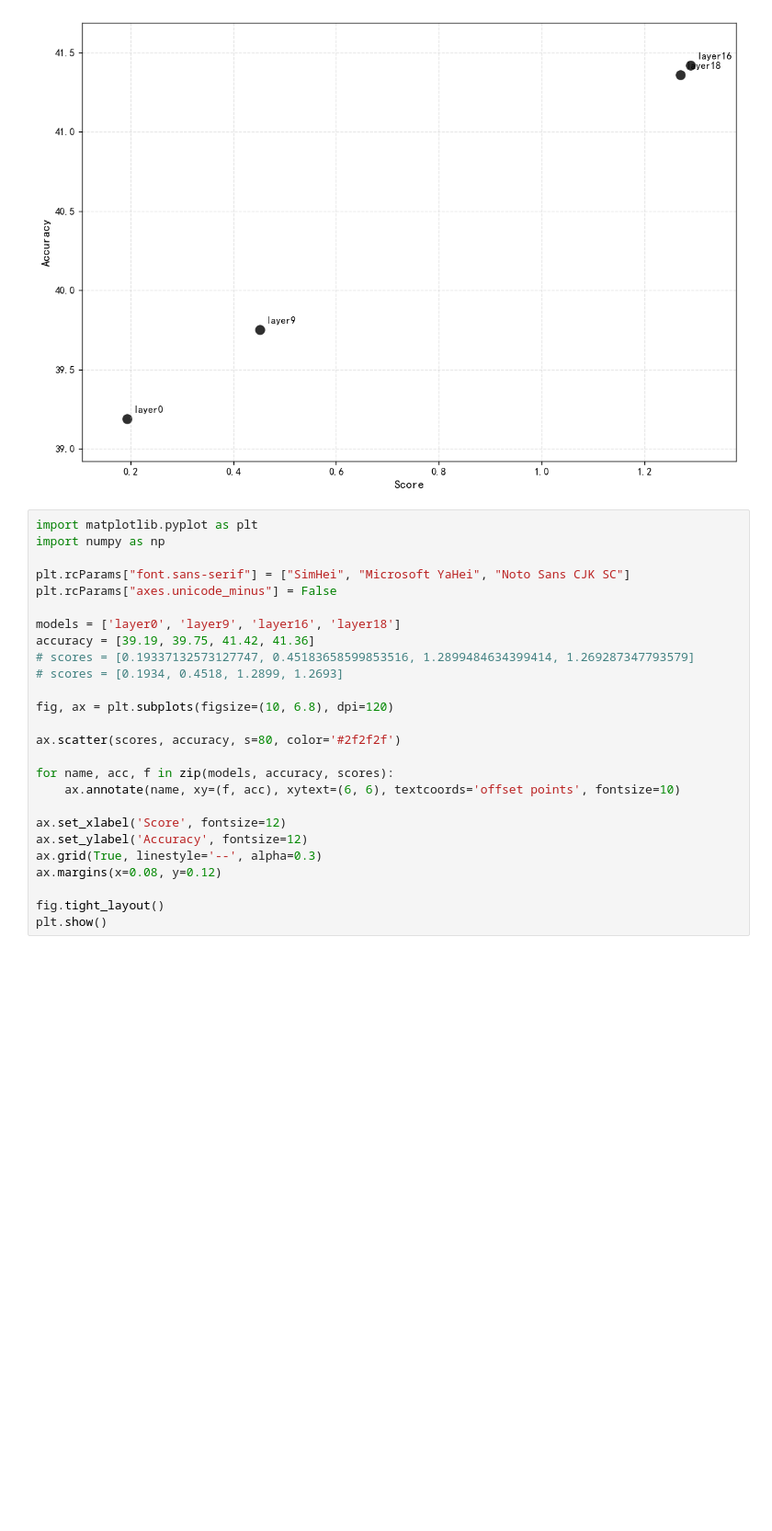
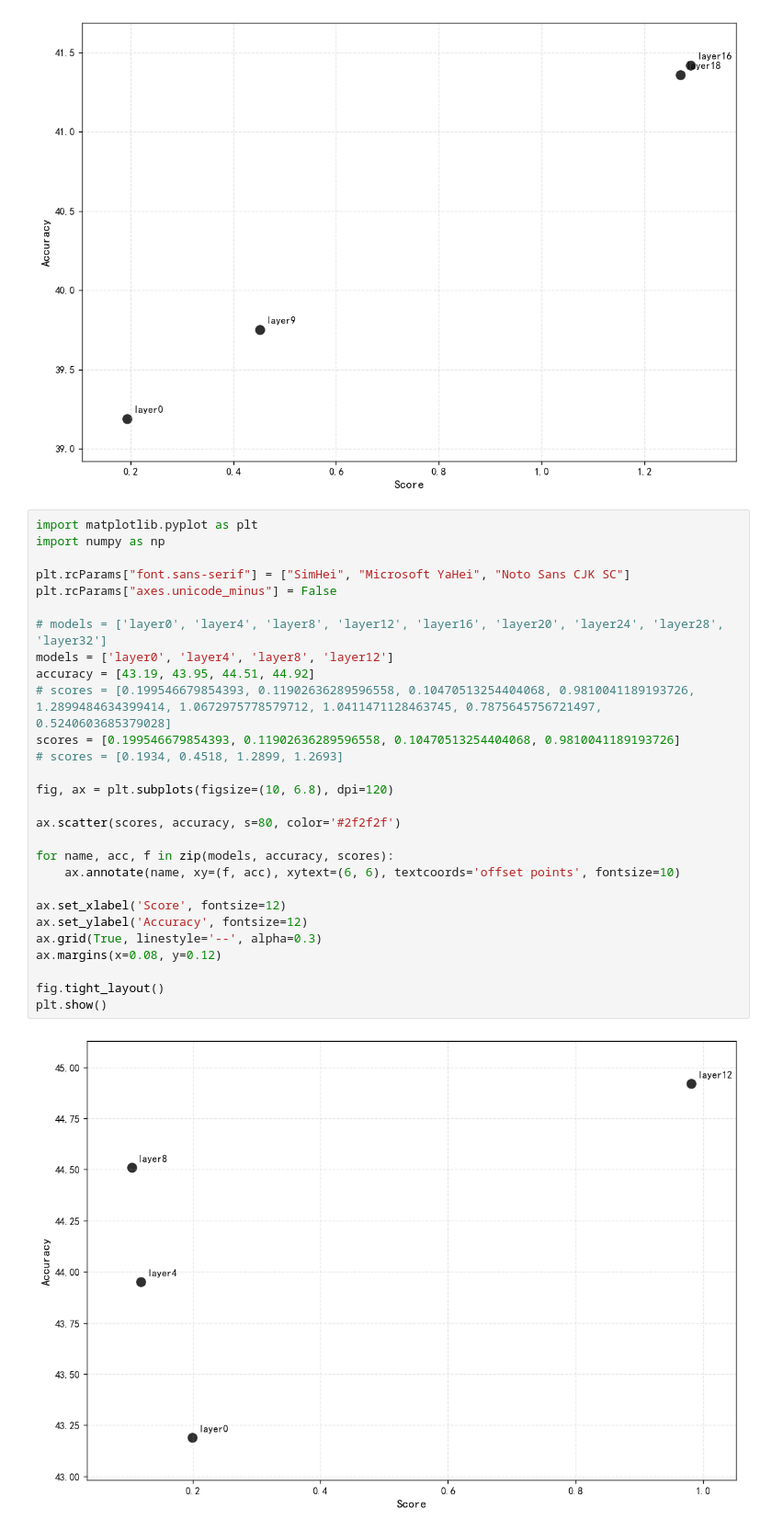
Before and after one commit to Cosmo-klara/Blog, a Jupyter notebook: src/content/blog/2_week9/1.ipynb, the cells around one changed output. Shown at 92% size. Drawn from its saved outputs; the diff is of its cells as text; blank space fills up the shorter version.

```diff
--- a/src/content/blog/2_week9/1.ipynb
+++ b/src/content/blog/2_week9/1.ipynb
@@ -57,29 +57,33 @@ plt.show()
 # %%
 import matplotlib.pyplot as plt
 import numpy as np
 
 plt.rcParams["font.sans-serif"] = ["SimHei", "Microsoft YaHei", "Noto Sans CJK SC"]
 plt.rcParams["axes.unicode_minus"] = False
 
-models = ['layer0', 'layer9', 'layer16', 'layer18']
-accuracy = [39.19, 39.75, 41.42, 41.36]
-# scores = [0.19337132573127747, 0.45183658599853516, 1.2899484634399414, 1.269287347793579]
+# models = ['layer0', 'layer4', 'layer8', 'layer12', 'layer16', 'layer20', 'layer24', 'layer28', 'layer32']
+models = ['layer0', 'layer4', 'layer8', 'layer12']
+accuracy = [43.19, 43.95, 44.51, 44.92]
+# scores = [0.199546679854393, 0.11902636289596558, 0.10470513254404068, 0.9810041189193726, 1.2899484634399414, 1.0672975778579712, 1.0411471128463745, 0.7875645756721497, 0.5240603685379028]
+scores = [0.199546679854393, 0.11902636289596558, 0.10470513254404068, 0.9810041189193726]
 # scores = [0.1934, 0.4518, 1.2899, 1.2693]
 
 fig, ax = plt.subplots(figsize=(10, 6.8), dpi=120)
 
 ax.scatter(scores, accuracy, s=80, color='#2f2f2f')
 
 for name, acc, f in zip(models, accuracy, scores):
     ax.annotate(name, xy=(f, acc), xytext=(6, 6), textcoords='offset points', fontsize=10)
 
 ax.set_xlabel('Score', fontsize=12)
 ax.set_ylabel('Accuracy', fontsize=12)
 ax.grid(True, linestyle='--', alpha=0.3)
 ax.margins(x=0.08, y=0.12)
 
 fig.tight_layout()
 plt.show()
+# %% [output]
+[figure, added]
 # %%
 import matplotlib.pyplot as plt
 import numpy as np
```
Also changed, not shown: parts of 1 cell of this notebook.
